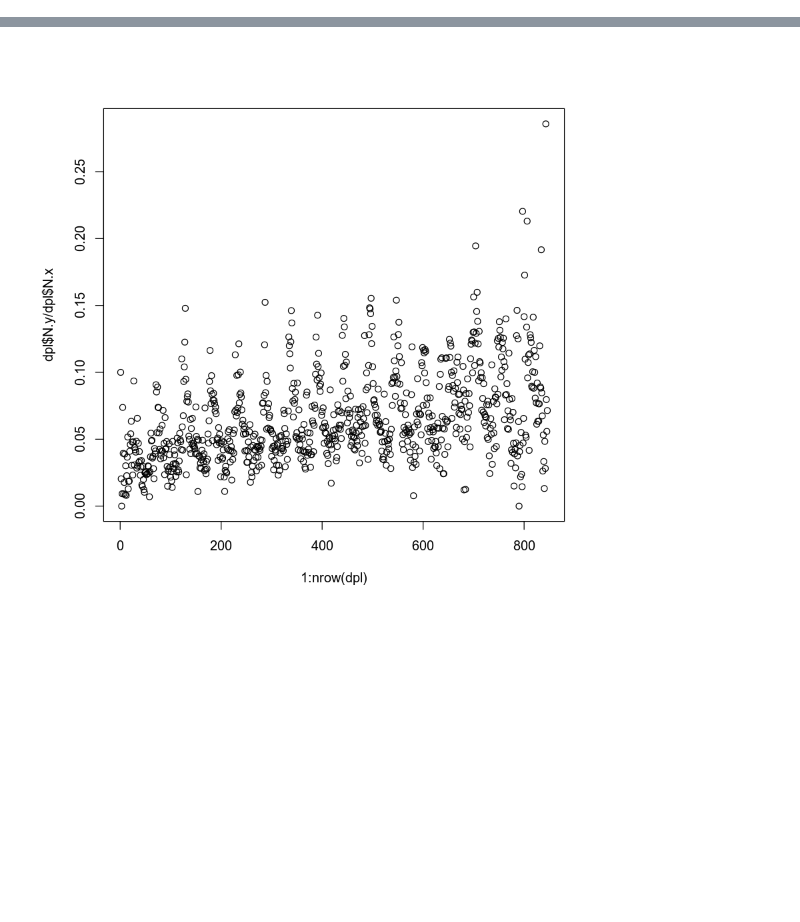
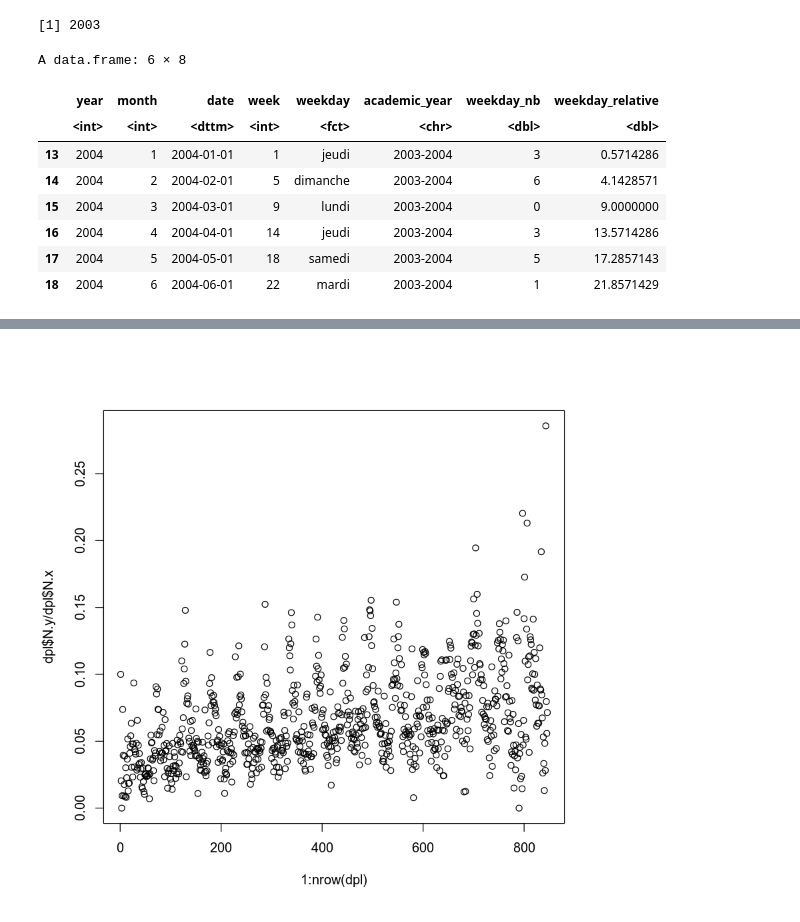
Before and after one commit to iatal/teacher-forums, a Jupyter notebook: H-Searchable_forum_trend.ipynb, the cells around one changed output, grey strips where cells are left out. Cells and saved outputs as stored; diff of their text form; code cells hidden in the pictures; blank space fills up the shorter version.

```diff
--- a/H-Searchable_forum_trend.ipynb
+++ b/H-Searchable_forum_trend.ipynb
@@ -62,0 +67,4 @@ library(gridExtra)
+# %%
+min(df$year)
+# %% [output]
+[1] 2003
@@ -62,0 +88,12 @@ library(gridExtra)
+# %%
+head(data_year[data_year==2004,])
+# %% [output]
+A data.frame: 6 × 8
+|  | year | month | date | week | weekday | academic_year | weekday_nb | weekday_relative |
+|  | <int> | <int> | <dttm> | <int> | <fct> | <chr> | <dbl> | <dbl> |
+| 13 | 2004 | 1 | 2004-01-01 | 1 | jeudi | 2003-2004 | 3 | 0.5714286 |
+| 14 | 2004 | 2 | 2004-02-01 | 5 | dimanche | 2003-2004 | 6 | 4.1428571 |
+| 15 | 2004 | 3 | 2004-03-01 | 9 | lundi | 2003-2004 | 0 | 9.0000000 |
+| 16 | 2004 | 4 | 2004-04-01 | 14 | jeudi | 2003-2004 | 3 | 13.5714286 |
+| 17 | 2004 | 5 | 2004-05-01 | 18 | samedi | 2003-2004 | 5 | 17.2857143 |
+| 18 | 2004 | 6 | 2004-06-01 | 22 | mardi | 2003-2004 | 1 | 21.8571429 |
```
Also changed, not shown: parts of 25 cells of this notebook, 1 other file.
